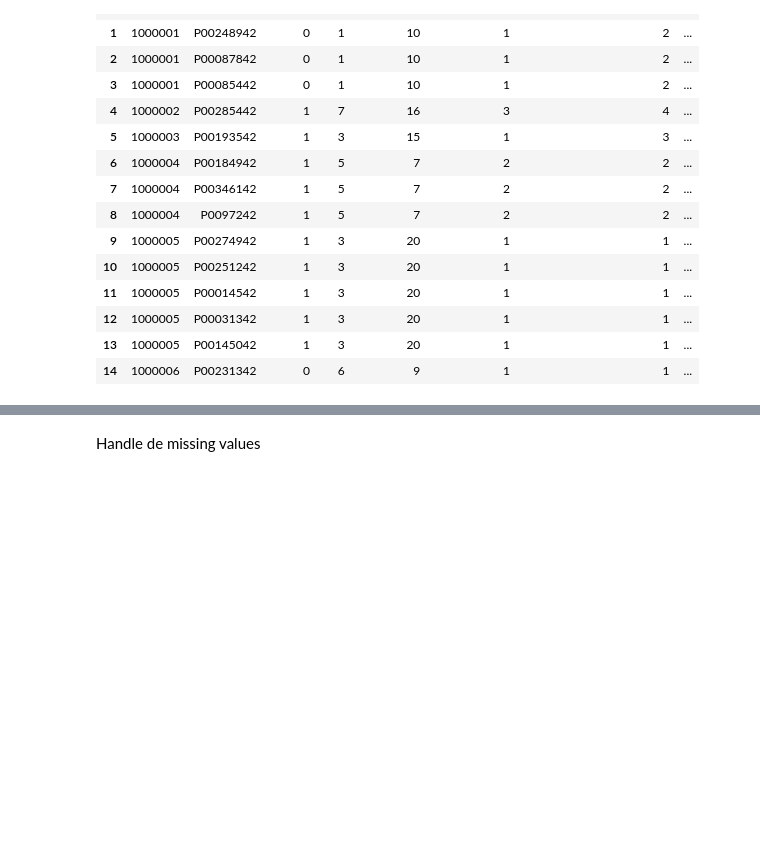
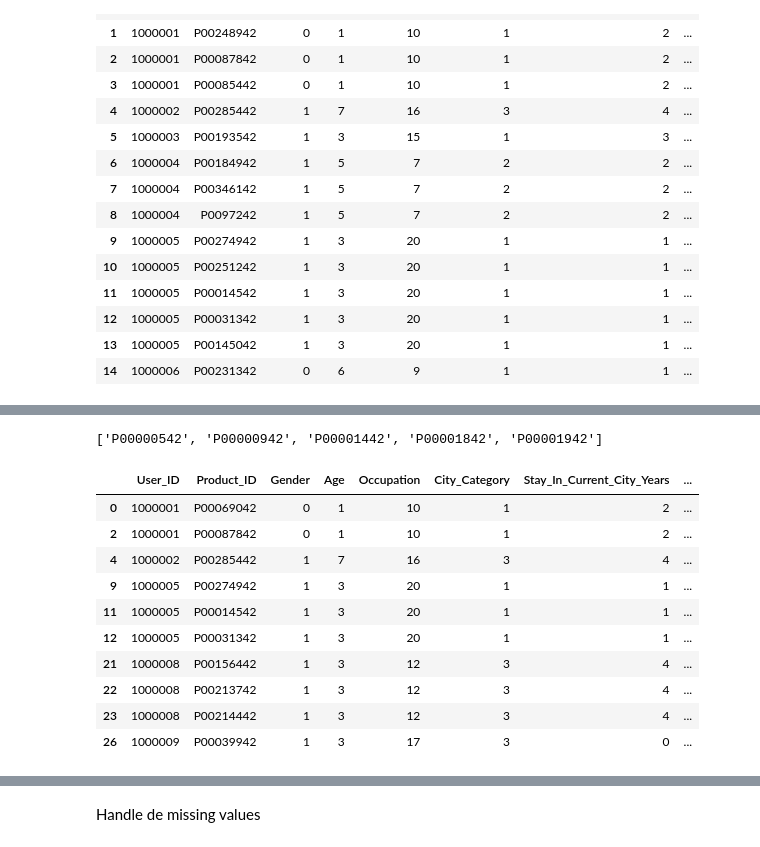
Before and after one commit to jmestanza/deep-learning, a Jupyter notebook: Mestanza-Joaquin-DL-TP Co17.ipynb, the cells around one changed output, grey strips where cells are left out. Cells and saved outputs as stored; diff of their text form; code cells hidden in the pictures; blank space fills up the shorter version.

```diff
--- a/Mestanza-Joaquin-DL-TP Co17.ipynb
+++ b/Mestanza-Joaquin-DL-TP Co17.ipynb
@@ -284,0 +290,5 @@ encoded_dataset.head(15)
+# %%
+product_ids_group = encoded_dataset.groupby('Product_ID')['Product_Category_2'].min()
+product_ids_with_only_nan = encoded_dataset.groupby('Product_ID')['Product_Category_2'].min().isnull()
+product_ids_nans = product_ids_group[product_ids_with_only_nan]
+product_ids_nans.head()
@@ -285,3 +304,22 @@ encoded_dataset.head(15)
+# %%
+product_ids_cat_2 = list(product_ids_nans.index)
+product_ids_cat_2[:5]
+# %% [output]
+['P00000542', 'P00000942', 'P00001442', 'P00001842', 'P00001942']
+# %%
+encoded_dataset[encoded_dataset["Product_ID"].isin(product_ids_cat_2)].head(10)
+# %% [output]
+|  | User_ID | Product_ID | Gender | Age | Occupation | City_Category | Stay_In_Current_City_Years | ... |
+| 0 | 1000001 | P00069042 | 0 | 1 | 10 | 1 | 2 | ... |
+| 2 | 1000001 | P00087842 | 0 | 1 | 10 | 1 | 2 | ... |
+| 4 | 1000002 | P00285442 | 1 | 7 | 16 | 3 | 4 | ... |
+| 9 | 1000005 | P00274942 | 1 | 3 | 20 | 1 | 1 | ... |
+| 11 | 1000005 | P00014542 | 1 | 3 | 20 | 1 | 1 | ... |
+| 12 | 1000005 | P00031342 | 1 | 3 | 20 | 1 | 1 | ... |
+| 21 | 1000008 | P00156442 | 1 | 3 | 12 | 3 | 4 | ... |
+| 22 | 1000008 | P00213742 | 1 | 3 | 12 | 3 | 4 | ... |
+| 23 | 1000008 | P00214442 | 1 | 3 | 12 | 3 | 4 | ... |
+| 26 | 1000009 | P00039942 | 1 | 3 | 17 | 3 | 0 | ... |
 # %%
 corr = encoded_dataset.drop(columns=['Product_ID', 'User_ID']).corr()
 corr.style.background_gradient(cmap='coolwarm')
```
Also changed, not shown: parts of 3 cells of this notebook.
